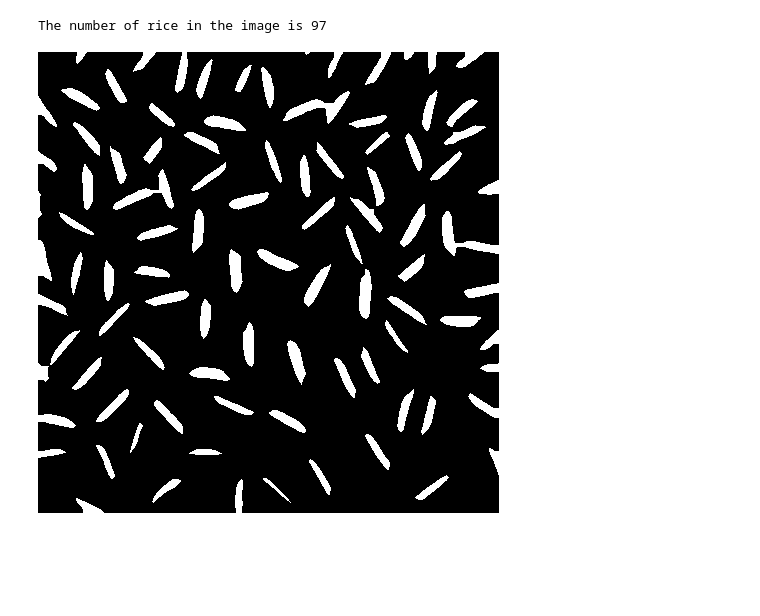
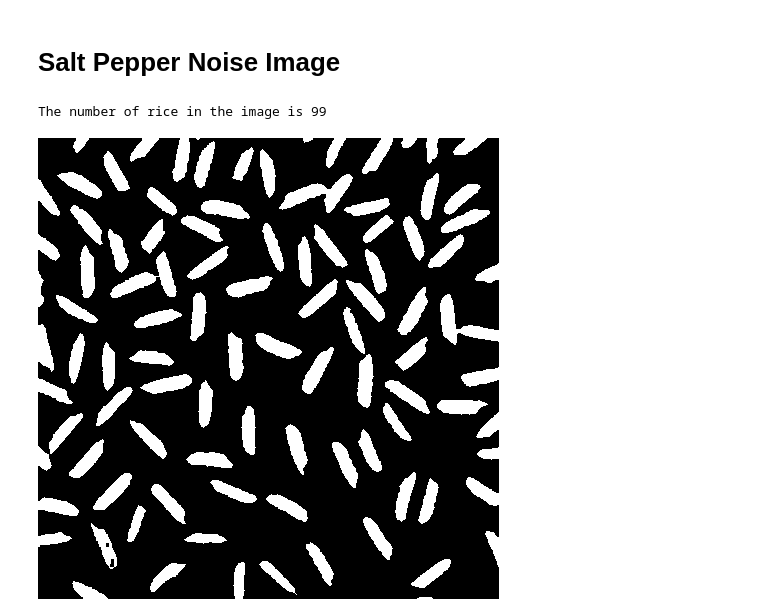
Before and after one commit to nrhevu/CV-basic, a Jupyter notebook: dev_count_rice.ipynb, the cells around one changed output. Saved outputs shown, nothing was run; the diff lists cells and outputs as text; code cells hidden in the pictures; blank space fills up the shorter version.

Commit message:
update remove sirus noise

```diff
--- a/dev_count_rice.ipynb
+++ b/dev_count_rice.ipynb
@@ -1,3 +45,5 @@
+# %% [markdown]
+# Salt Pepper Noise Image
 # %%
 import cv2
 import matplotlib.pyplot as plt
@@ -12,34 +58,34 @@ img = cv2.imread('data/prj1-2/1_wIXlvBeAFtNVgJd49VObgQ.png_Salt_Pepper_Noise1.pn
 ## Convert image to grayscale image
 gray = cv2.cvtColor(img, cv2.COLOR_BGR2GRAY)
 
 ## Add MedianFilter to remove salt and pepper noise
 gray = cv2.medianBlur(gray, 3)
 
 ## Add GaussianFilter to remove noise
-gray = cv2.GaussianBlur(gray, (11, 11), 0)
+# gray = cv2.GaussianBlur(gray, (11, 11), 0)
 
 ## Increase the brightness by 50
 gray = cv2.convertScaleAbs(gray, alpha=1, beta=50)
 
 ## Apply CLAHE to enhance constrast
 clahe = cv2.createCLAHE(clipLimit=2.0, tileGridSize=(8, 8))
 gray = clahe.apply(gray)
 
 # Process on binary image
 
 ## Convert image to binary image using thresholding with otsu threshold
 _, thresh_image = cv2.threshold(gray, 0, 255, cv2.THRESH_BINARY + cv2.THRESH_OTSU)
 
 
 ## Apply erosion to deal with sticking object
 kernel = np.ones((3, 3), np.uint8)
-thresh_image = cv2.morphologyEx(thresh_image, cv2.MORPH_ERODE, kernel, iterations=3)
+thresh_image = cv2.morphologyEx(thresh_image, cv2.MORPH_ERODE, kernel, iterations=1)
 
 # Caculate the number of rice using count connectedComponets
 num_labels, labels = cv2.connectedComponents(thresh_image)
 
 print(f"The number of rice in the image is {num_labels}")
 Image.fromarray(thresh_image)
 # %% [output]
-The number of rice in the image is 97
+The number of rice in the image is 99
-[figure, old version]
+[figure, new version]
```
Also changed, not shown: parts of 19 cells of this notebook, 1 other file.
